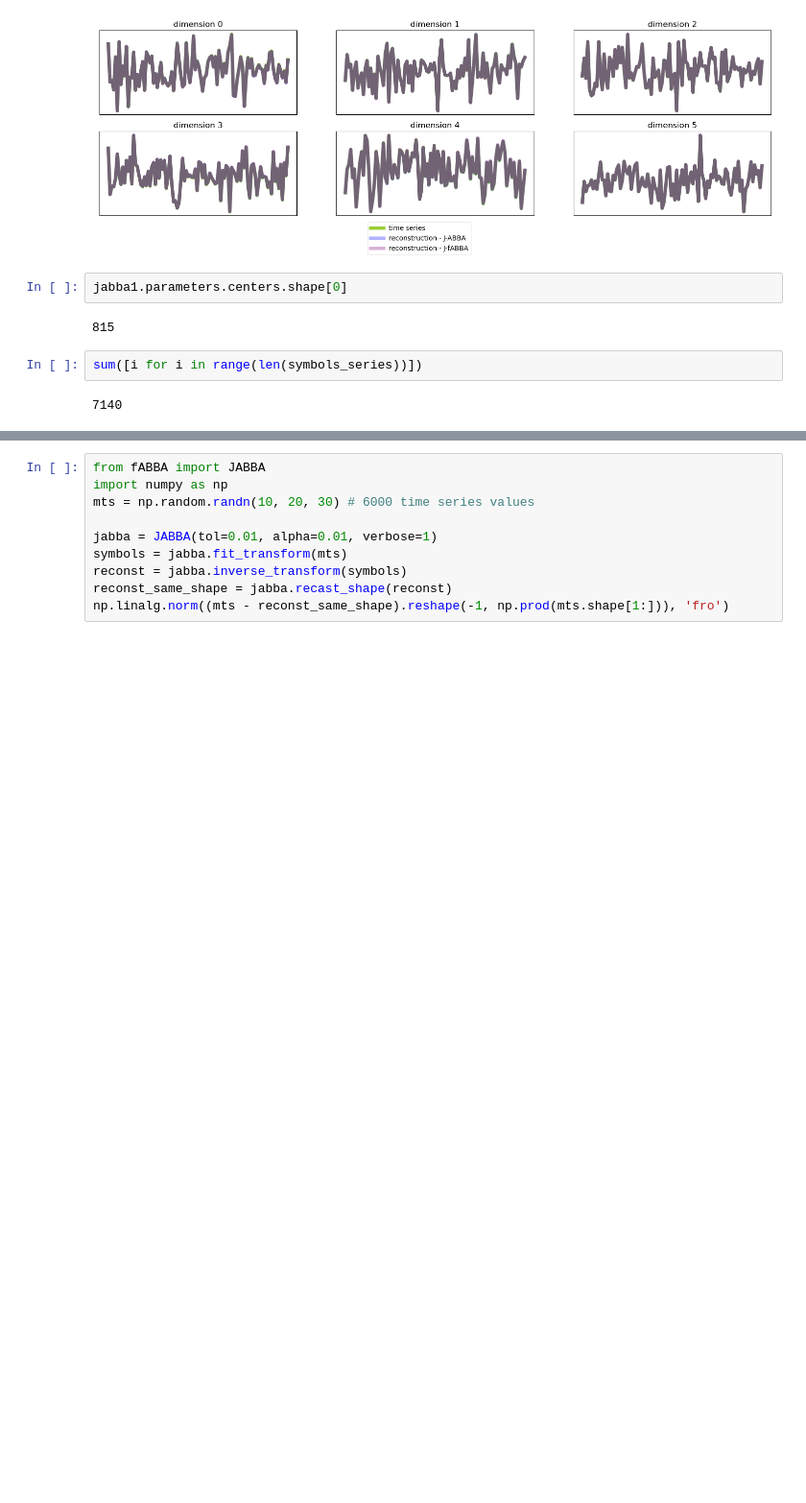
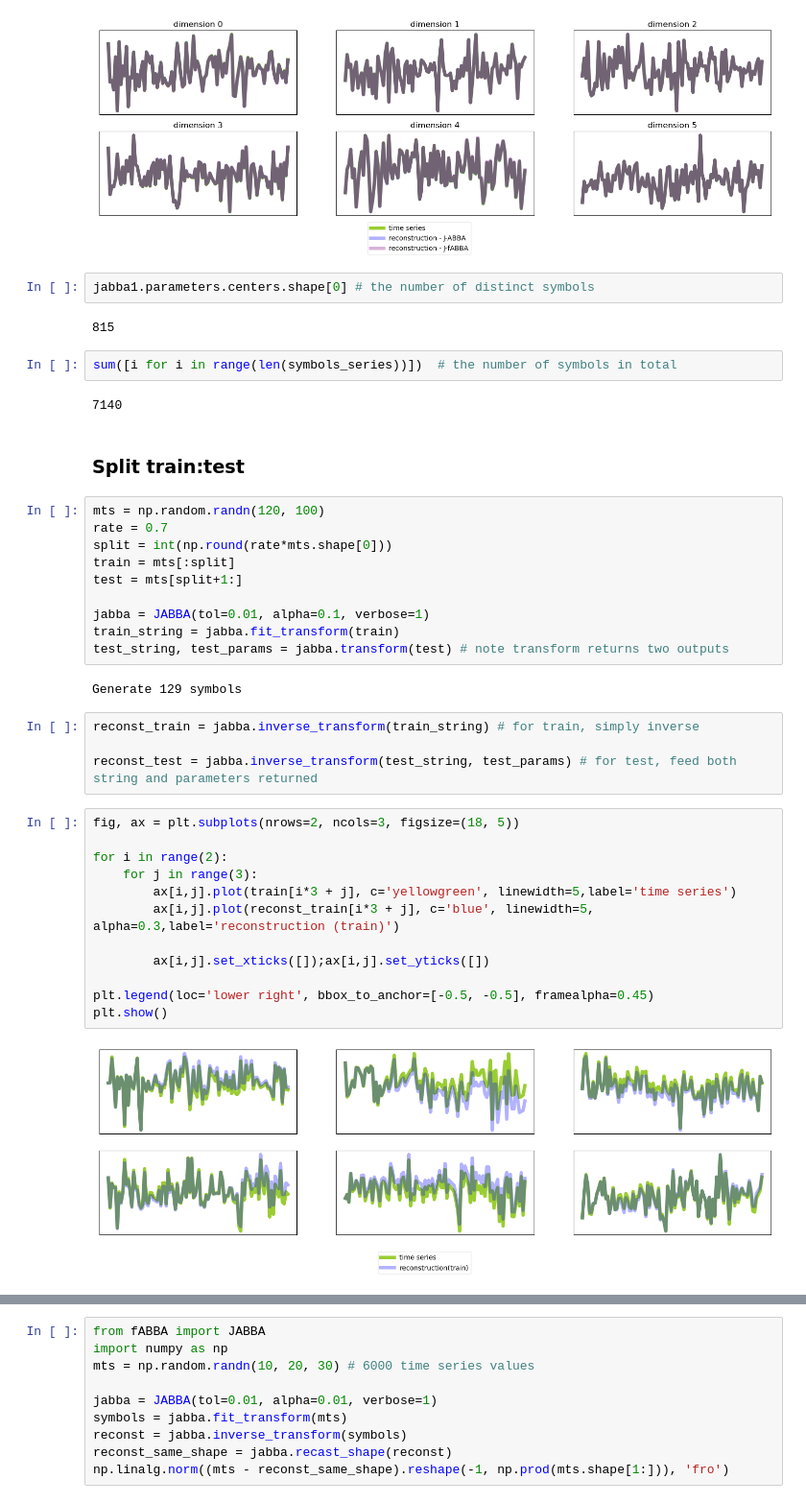
Before and after one commit to nla-group/fABBA, a Jupyter notebook: instruct.ipynb, the cells around one changed output, grey strips where cells are left out. Shown at 96% size. Cells and saved outputs as stored; diff of their text form; blank space fills up the shorter version.

```diff
--- a/instruct.ipynb
+++ b/instruct.ipynb
@@ -151,10 +151,42 @@ plt.show()
 Generate 815 symbols
 [figure]
 # %%
-jabba1.parameters.centers.shape[0]
+jabba1.parameters.centers.shape[0] # the number of distinct symbols
 # %% [output]
 815
 # %%
-sum([i for i in range(len(symbols_series))])
+sum([i for i in range(len(symbols_series))])  # the number of symbols in total
 # %% [output]
 7140
+# %% [markdown]
+### Split train:test
+# %%
+mts = np.random.randn(120, 100)
+rate = 0.7
+split = int(np.round(rate*mts.shape[0]))
+train = mts[:split]
+test = mts[split+1:]
+
+jabba = JABBA(tol=0.01, alpha=0.1, verbose=1)
+train_string = jabba.fit_transform(train)
+test_string, test_params = jabba.transform(test) # note transform returns two outputs
+# %% [output]
+Generate 129 symbols
+# %%
+reconst_train = jabba.inverse_transform(train_string) # for train, simply inverse
+
+reconst_test = jabba.inverse_transform(test_string, test_params) # for test, feed both string and parameters returned
+# %%
+fig, ax = plt.subplots(nrows=2, ncols=3, figsize=(18, 5))
+
+for i in range(2):
+    for j in range(3):
+        ax[i,j].plot(train[i*3 + j], c='yellowgreen', linewidth=5,label='time series')
+        ax[i,j].plot(reconst_train[i*3 + j], c='blue', linewidth=5, alpha=0.3,label='reconstruction (train)')
+
+        ax[i,j].set_xticks([]);ax[i,j].set_yticks([])
+
+plt.legend(loc='lower right', bbox_to_anchor=[-0.5, -0.5], framealpha=0.45)
+plt.show()
+# %% [output]
+[figure, added]
```
Also changed, not shown: parts of 2 cells of this notebook.
